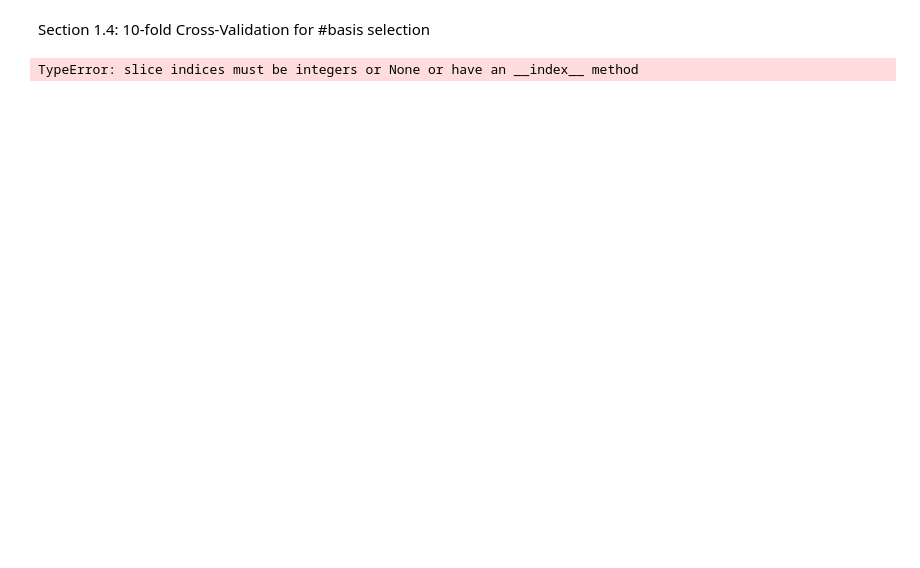
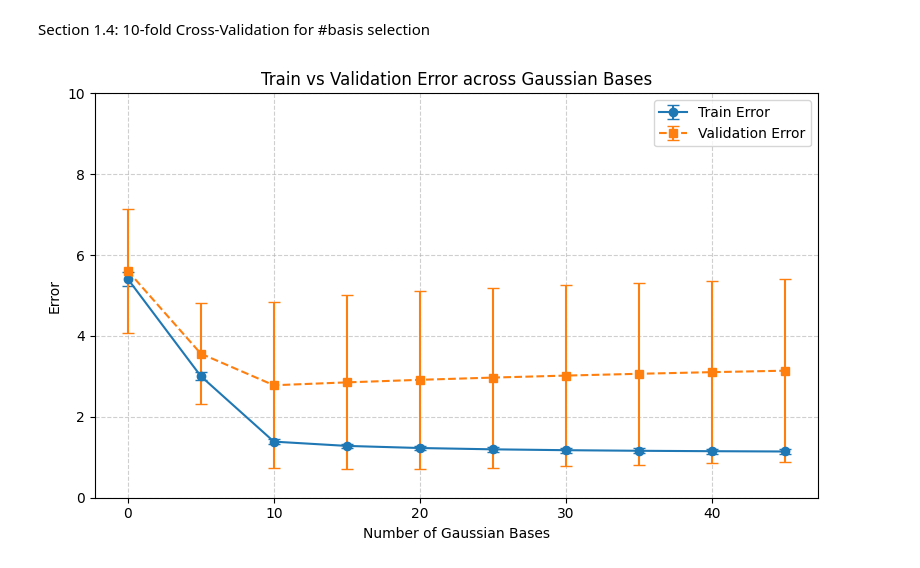
Before and after one commit to Steev3n/COMP551-F25, a Jupyter notebook: A2/A2code.ipynb, the cells around one changed output. Drawn from its saved outputs; the diff is of its cells as text; code cells hidden in the pictures; blank space fills up the shorter version.

```diff
--- a/A2/A2code.ipynb
+++ b/A2/A2code.ipynb
@@ -248,6 +259,34 @@ for i in range(10):
 # %% [markdown]
 Section 1.4: 10-fold Cross-Validation for #basis selection
 # %%
-results = Linear_Regression.cross_validation_10_fold(x, y)
+train_results, val_results = Linear_Regression.cross_validation_10_fold(x, y)
+
+# --- Extract data ---
+bases = [int(k.split()[0]) for k in train_results.keys()]
+train_err = [v["train_err"] for v in train_results.values()]
+train_std = [v["std"] for v in train_results.values()]
+val_err = [v["val_err"] for v in val_results.values()]
+val_std = [v["std"] for v in val_results.values()]
+
+# --- Plot ---
+plt.figure(figsize=(8,5))
+
+plt.errorbar(
+    bases, train_err, yerr=train_std,
+    fmt='o-', capsize=4, label='Train Error', color='tab:blue'
+)
+plt.errorbar(
+    bases, val_err, yerr=val_std,
+    fmt='s--', capsize=4, label='Validation Error', color='tab:orange'
+)
+
+plt.title("Train vs Validation Error across Gaussian Bases")
+plt.xlabel("Number of Gaussian Bases")
+plt.ylabel("Error")
+plt.ylim(0, 10)
+plt.grid(True, linestyle='--', alpha=0.6)
+plt.legend()
+plt.tight_layout()
+plt.show()
 # %% [output]
-TypeError: slice indices must be integers or None or have an __index__ method
+[figure, added]
```
Also changed, not shown: parts of 9 cells of this notebook.
